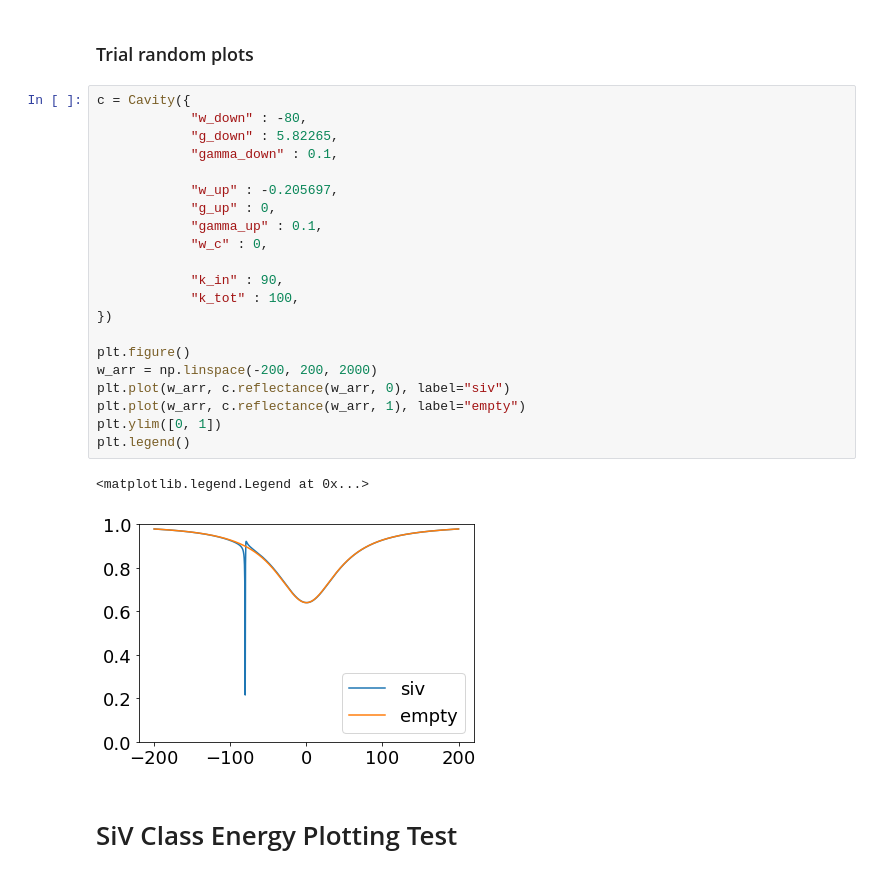
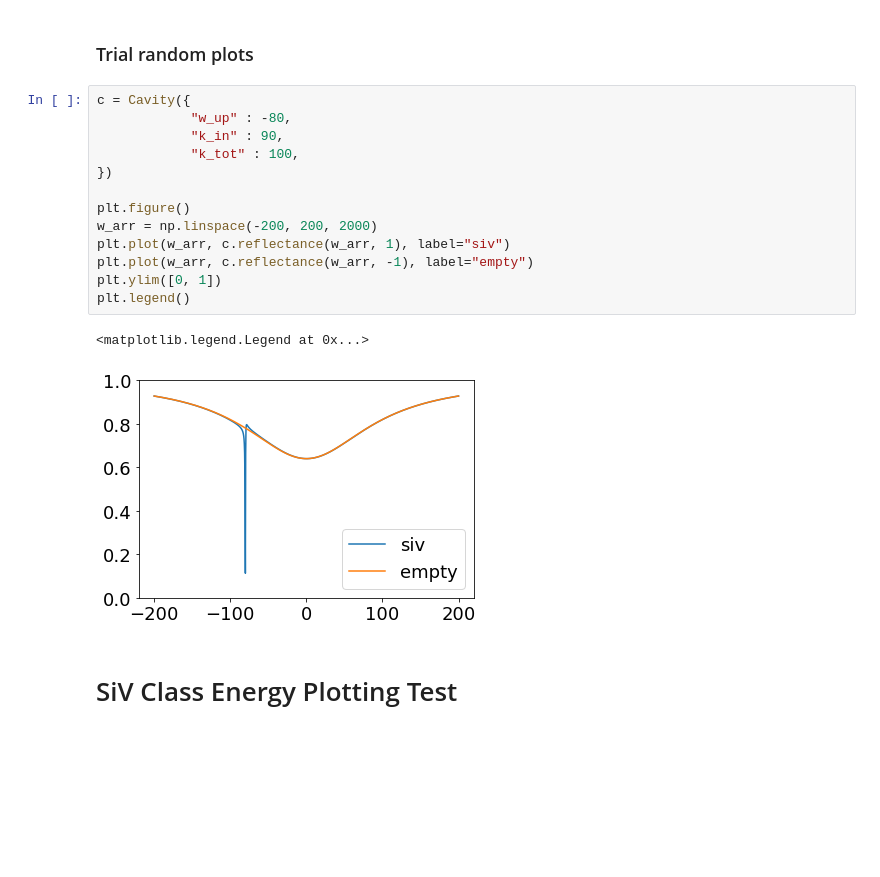
Before and after one commit to huanyanqi/siv-cqed-model, a Jupyter notebook: CavityQED_Demo.ipynb, the cells around one changed output. Saved outputs shown, nothing was run; the diff lists cells and outputs as text; blank space fills up the shorter version.

```diff
--- a/CavityQED_Demo.ipynb
+++ b/CavityQED_Demo.ipynb
@@ -54,28 +57,20 @@ plt.legend()
 ### Trial random plots
 # %%
 c = Cavity({
-            "w_down" : -80,
-            "g_down" : 5.82265,
-            "gamma_down" : 0.1,
-
-            "w_up" : -0.205697,
-            "g_up" : 0,
-            "gamma_up" : 0.1,
-            "w_c" : 0,
-
+            "w_up" : -80,
             "k_in" : 90,
             "k_tot" : 100,
 })
 
 plt.figure()
 w_arr = np.linspace(-200, 200, 2000)
-plt.plot(w_arr, c.reflectance(w_arr, 0), label="siv")
-plt.plot(w_arr, c.reflectance(w_arr, 1), label="empty")
+plt.plot(w_arr, c.reflectance(w_arr, 1), label="siv")
+plt.plot(w_arr, c.reflectance(w_arr, -1), label="empty")
 plt.ylim([0, 1])
 plt.legend()
 # %% [output]
 <matplotlib.legend.Legend at 0x...>
-[figure, old version]
+[figure, new version]
 # %% [markdown]
 # SiV Class Energy Plotting Test
 # %%
```
Also changed, not shown: parts of 11 cells of this notebook, 1 other file.
